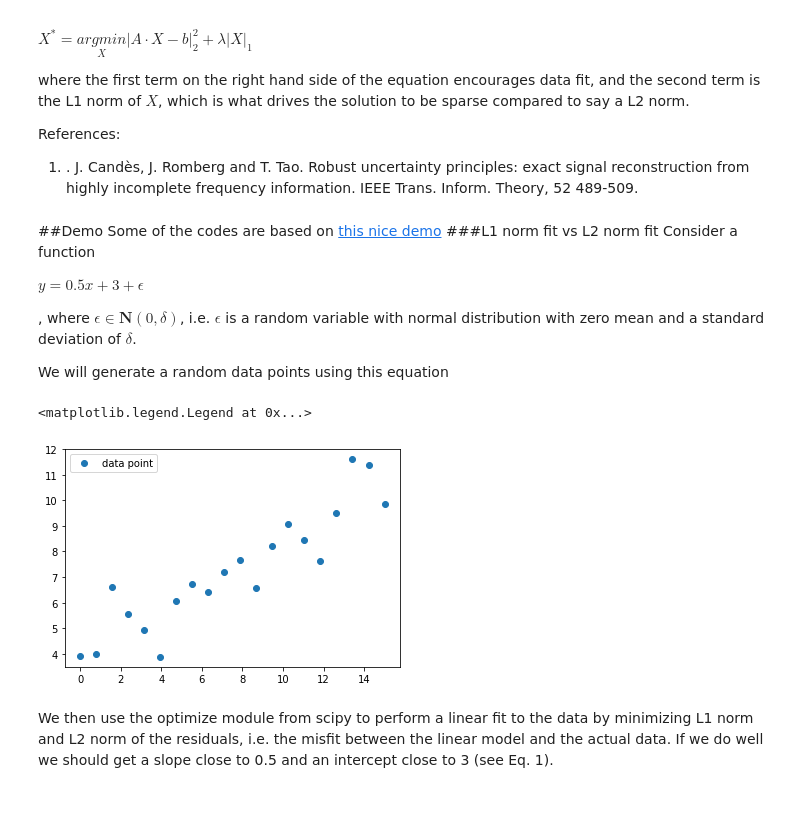
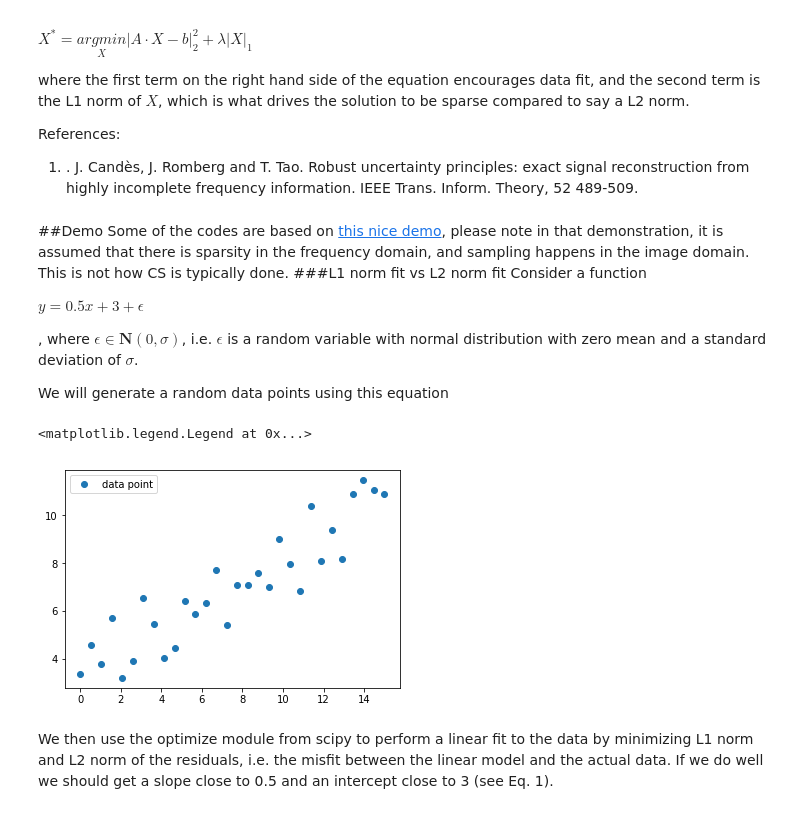
Before and after one commit to randomprogram/ML-examples, a Jupyter notebook: CompressedSensing_Example.ipynb, the cells around one changed output. Cells and saved outputs as stored; diff of their text form; code cells hidden in the pictures.

```diff
--- a/CompressedSensing_Example.ipynb
+++ b/CompressedSensing_Example.ipynb
@@ -19,13 +19,13 @@ References:
 1. . J. Candès, J. Romberg and T. Tao. Robust uncertainty principles: exact signal reconstruction from highly incomplete frequency information. IEEE Trans. Inform. Theory, 52 489-509.
 # %% [markdown]
 ##Demo
-Some of the codes are based on [this nice demo](http://www.pyrunner.com/weblog/2016/05/26/compressed-sensing-python/)
+Some of the codes are based on [this nice demo](http://www.pyrunner.com/weblog/2016/05/26/compressed-sensing-python/), please note in that demonstration, it is assumed that there is sparsity in the frequency domain, and sampling happens in the image domain. This is not how CS is typically done.
 ###L1 norm fit vs L2 norm fit
 Consider a function
 
 $y = 0.5 x + 3 + \epsilon \tag {Eq. 1}$
 
-, where $\epsilon \in \textbf {N}(0,\delta)$, i.e. $\epsilon$ is a random variable with normal distribution with zero mean and a standard deviation of $\delta$.
+, where $\epsilon \in \textbf {N}(0,\sigma)$, i.e. $\epsilon$ is a random variable with normal distribution with zero mean and a standard deviation of $\sigma$.
 
 We will generate a random data points using this equation
 # %%
@@ -39,13 +39,13 @@ import scipy.ndimage as spimg
 import cvxpy as cvx
 # %%
 #generate x, y and plot them
-x = np.linspace(0, 15, 20)
+x = np.linspace(0, 15, 30)
 std = 1
 y = 0.5 * x + 3 + np.random.normal(0,std,len(x))
 plt.plot(x, y,'o')
 plt.legend(['data point'])
 # %% [output]
 <matplotlib.legend.Legend at 0x...>
-[figure, old version]
+[figure, new version]
 # %% [markdown]
 We then use the optimize module from scipy to perform a linear fit to the data by minimizing L1 norm and L2 norm of the residuals, i.e. the misfit between the linear model and the actual data. If we do well we should get a slope close to 0.5 and an intercept close to 3 (see Eq. 1).
```
Also changed, not shown: parts of 9 cells of this notebook.
